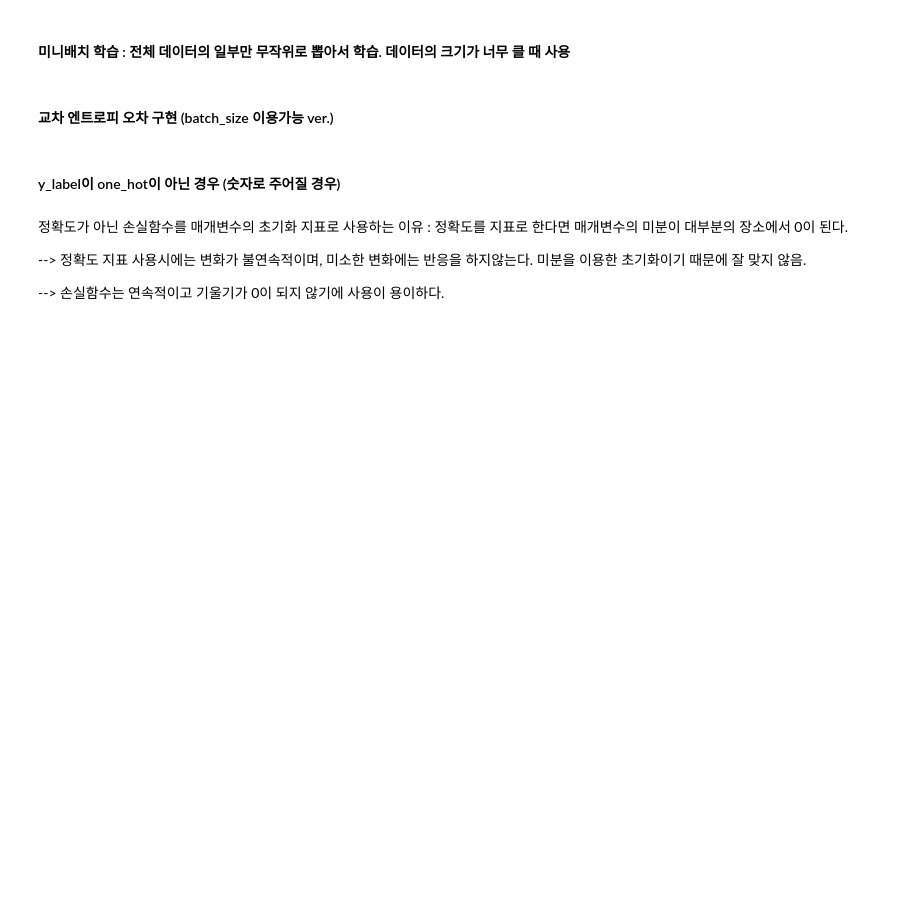
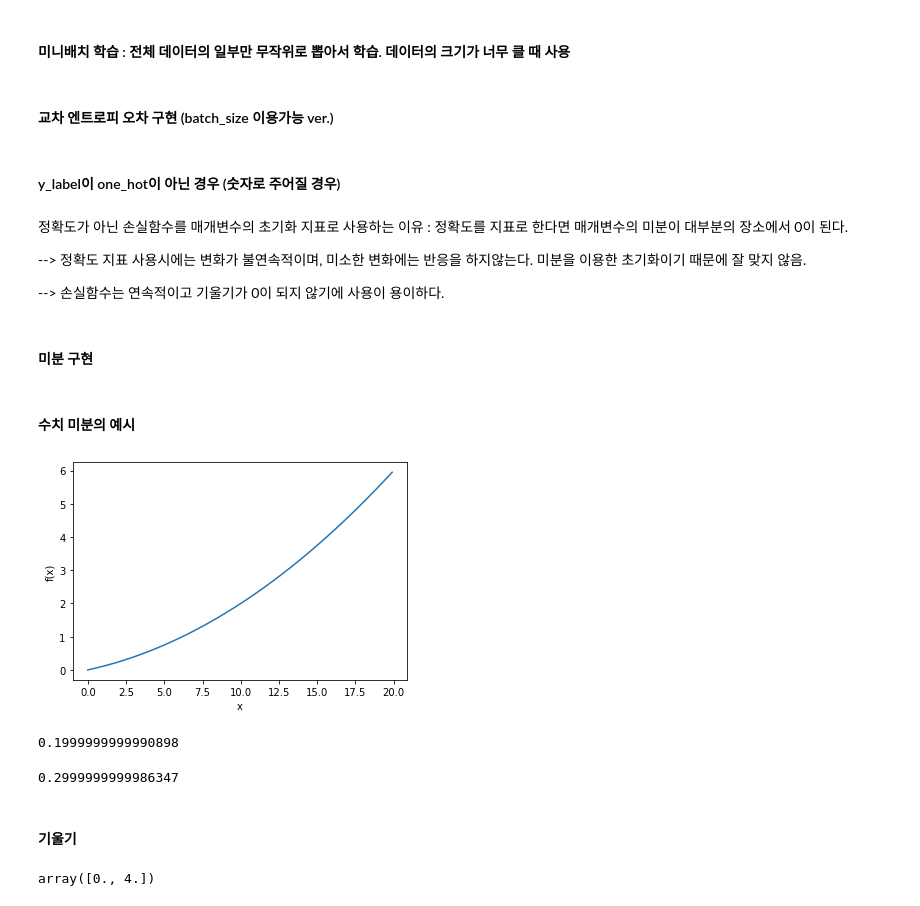
Before and after one commit to codingKYU/Deep-Learning, a Jupyter notebook: deep_learning_from_scratch/lec04.loss.ipynb, the cells around one changed output. Saved outputs shown, nothing was run; the diff lists cells and outputs as text; code cells hidden in the pictures; blank space fills up the shorter version.

```diff
--- a/deep_learning_from_scratch/lec04.loss.ipynb
+++ b/deep_learning_from_scratch/lec04.loss.ipynb
@@ -71,3 +71,5 @@ def cross_entropy_error(y,t):
 --> 정확도 지표 사용시에는 변화가 불연속적이며, 미소한 변화에는 반응을 하지않는다. 미분을 이용한 초기화이기 때문에 잘 맞지 않음.
 
 --> 손실함수는 연속적이고 기울기가 0이 되지 않기에 사용이 용이하다.
+# %% [markdown]
+#### 미분 구현
@@ -73,0 +89,27 @@ def cross_entropy_error(y,t):
+# %% [markdown]
+#### 수치 미분의 예시
+# %%
+def function_1(x):
+    return 0.01*x**2 + 0.1*x
+# %%
+import numpy as np
+import matplotlib.pylab as plt
+
+x = np.arange(0.0,20.0,0.1)
+y = function_1(x)
+plt.xlabel("x")
+plt.ylabel("f(x)")
+plt.plot(x,y)
+plt.show()
+# %% [output]
+[figure, added]
+# %%
+numerical_diff(function_1,5)
+# %% [output]
+0.1999999999990898
+# %%
+numerical_diff(function_1,10)
+# %% [output]
+0.2999999999986347
+# %% [markdown]
+#### 기울기
@@ -73,0 +135,5 @@ def cross_entropy_error(y,t):
+# %%
+numerical_gradient(function_2, np.array([3.0,4.0]))
+numerical_gradient(function_2, np.array([0.0,2.0]))
+# %% [output]
+array([0., 4.])
```
Also changed, not shown: parts of 23 cells of this notebook.
